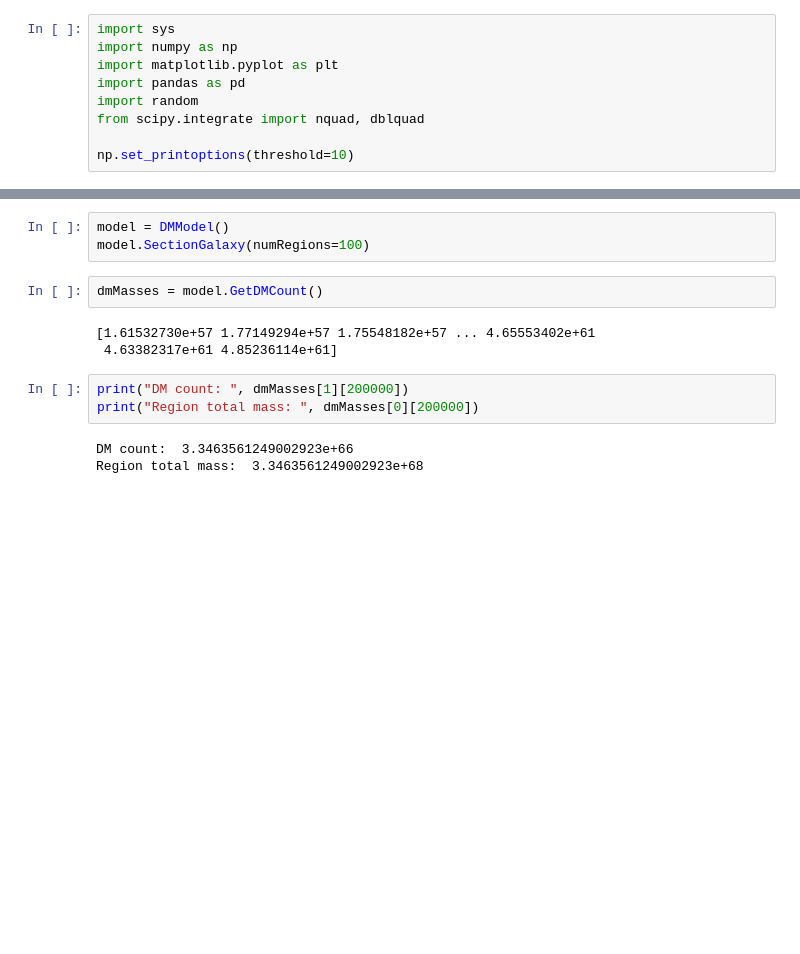
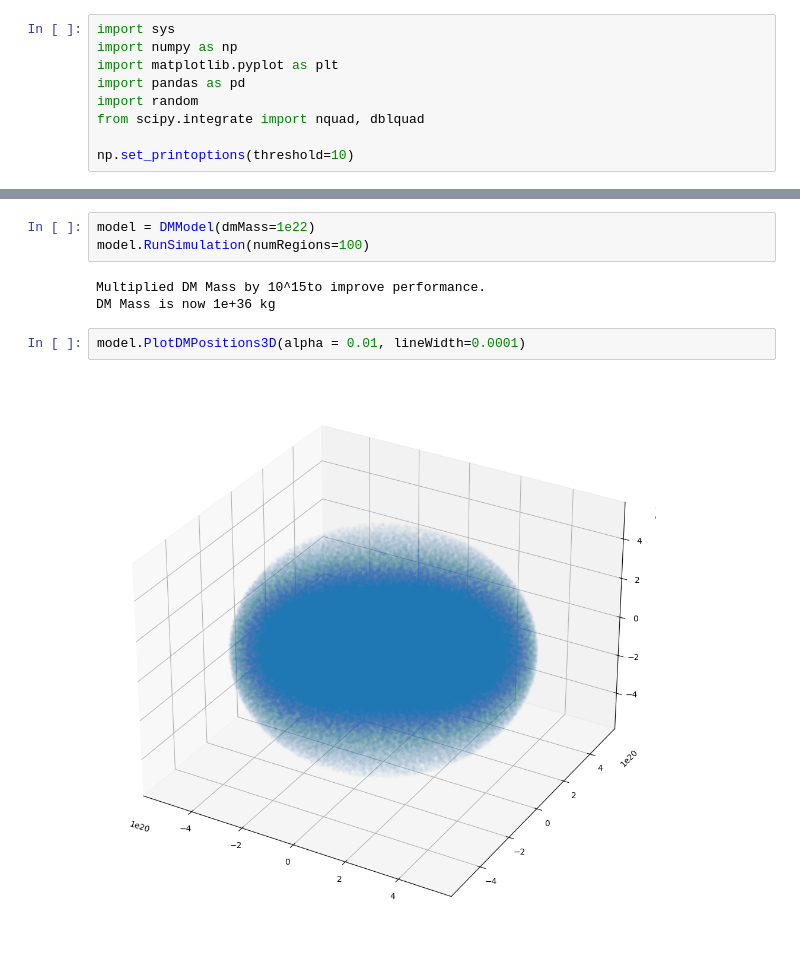
Before and after one commit to tylercase/Tyler_C_LYCO_DM_SIM, a Jupyter notebook: DM Sim v2.ipynb, the cells around one changed output, grey strips where cells are left out. Saved outputs shown, nothing was run; the diff lists cells and outputs as text; blank space fills up the shorter version.

Commit message:
Added methods to populate DM bodies and a 3D plotting method.

```diff
--- a/DM Sim v2.ipynb
+++ b/DM Sim v2.ipynb
@@ -111,14 +203,10 @@ class DMModel():
 # %%
-model = DMModel()
-model.SectionGalaxy(numRegions=100)
+model = DMModel(dmMass=1e22)
+model.RunSimulation(numRegions=100)
+# %% [output]
+Multiplied DM Mass by 10^15to improve performance.
+DM Mass is now 1e+36 kg
-# %%
-dmMasses = model.GetDMCount()
-# %% [output]
-[1.61532730e+57 1.77149294e+57 1.75548182e+57 ... 4.65553402e+61
- 4.63382317e+61 4.85236114e+61]
-# %%
-print("DM count: ", dmMasses[1][200000])
-print("Region total mass: ", dmMasses[0][200000])
-# %% [output]
-DM count:  3.3463561249002923e+66
-Region total mass:  3.3463561249002923e+68
+# %%
+model.PlotDMPositions3D(alpha = 0.01, lineWidth=0.0001)
+# %% [output]
+[figure, added]
```
Also changed, not shown: parts of 4 cells of this notebook.
